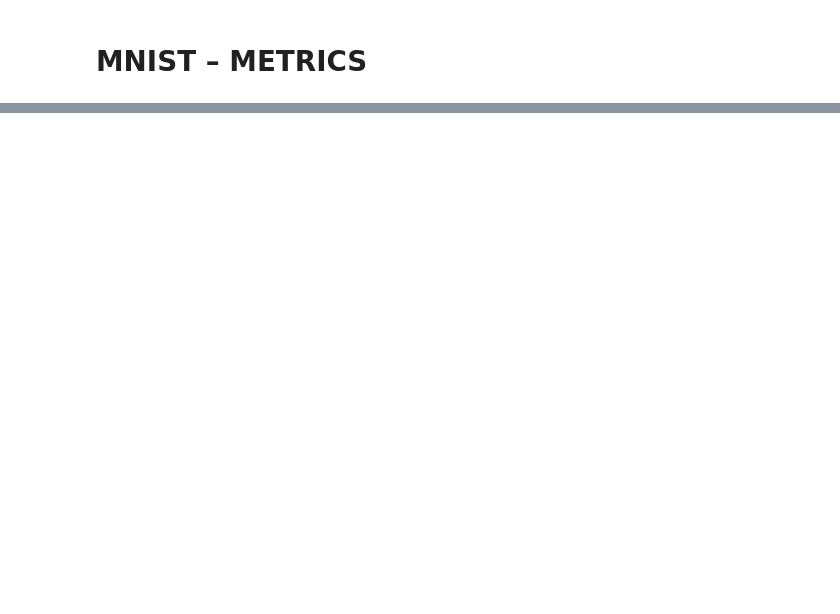
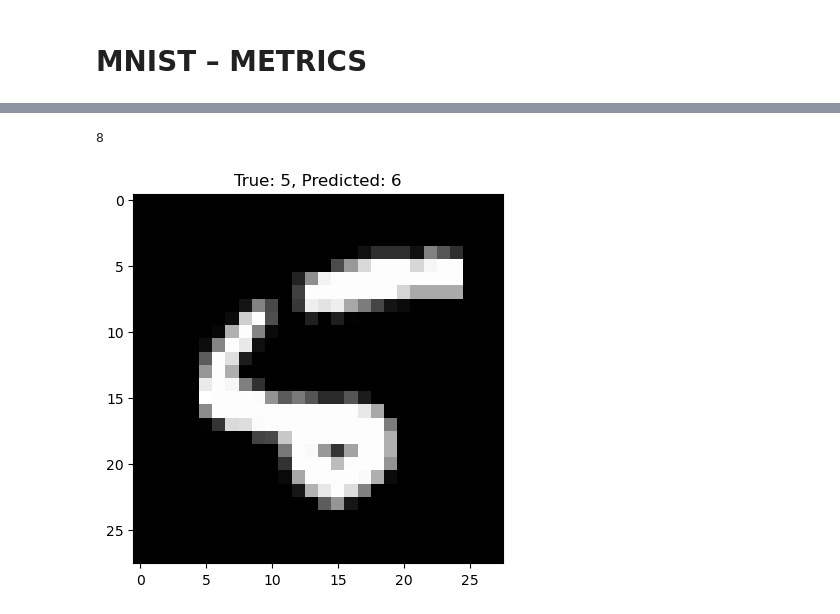
Before and after one commit to Pchambet/mnist-case-study, a Jupyter notebook: mnist.ipynb, the cells around one changed output, grey strips where cells are left out. Drawn from its saved outputs; the diff is of its cells as text; code cells hidden in the pictures; blank space fills up the shorter version.

```diff
--- a/mnist.ipynb
+++ b/mnist.ipynb
@@ -228,2 +233,6 @@ model.evaluate(X_test_input, y_test_input)
 # %% [markdown]
 # MNIST – METRICS
+# %%
+true_label = np.argmax(y_test_input, axis=1)
+predictions = model.predict(X_test_input)
+predicted_label = np.argmax(predictions, axis=1)
@@ -229,0 +241,3 @@ model.evaluate(X_test_input, y_test_input)
+# %%
+errors = np.where(true_label != predicted_label)[0]
+print(errors)
@@ -229,0 +262,8 @@ model.evaluate(X_test_input, y_test_input)
+# %%
+print(errors[0])
+plt.imshow(X_test[errors[0]], cmap='gray')
+plt.title(f"True: {true_label[errors[0]]}, Predicted: {predicted_label[errors[0]]}")
+plt.show()
+# %% [output]
+8
+[figure, added]
```
Also changed, not shown: parts of 9 cells of this notebook.
